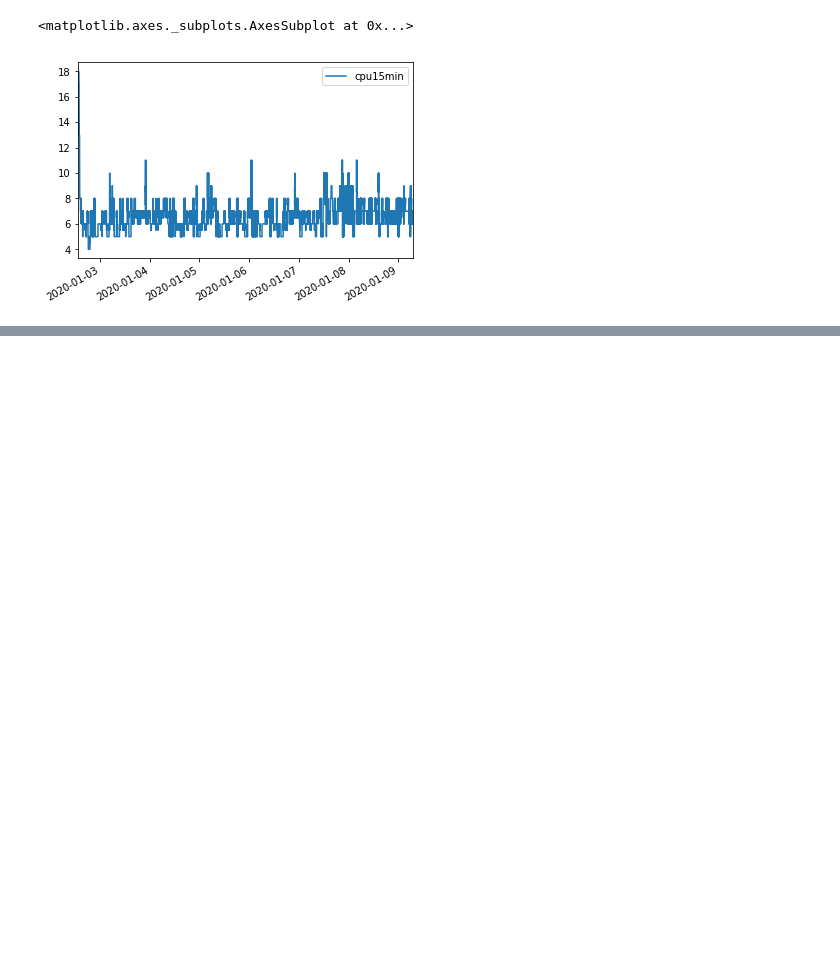
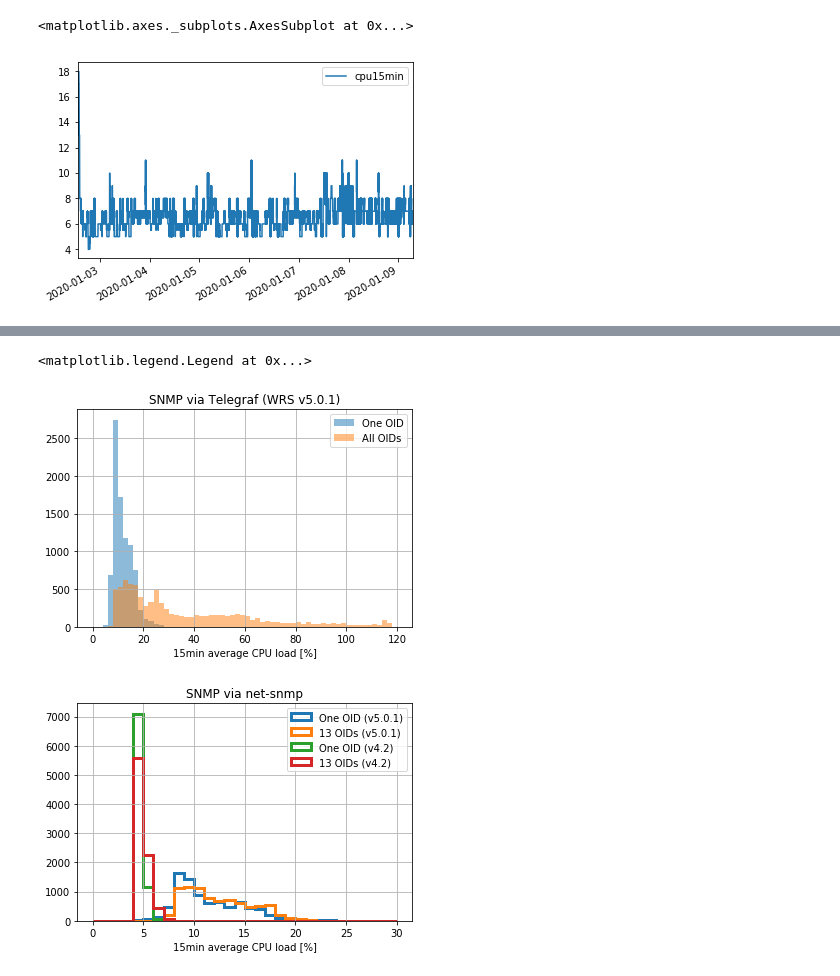
Before and after one commit to prokoph/White-Rabbit-Monitoring, a Jupyter notebook: scripts/read_timeseries_from_db.ipynb, the cells around one changed output, grey strips where cells are left out. Cells and saved outputs as stored; diff of their text form; code cells hidden in the pictures; blank space fills up the shorter version.

```diff
--- a/scripts/read_timeseries_from_db.ipynb
+++ b/scripts/read_timeseries_from_db.ipynb
@@ -95,10 +95,13 @@ snmp.tail(4)
 | 2020-01-16 07:18:10+00:00 | 192.168.4.35 | haai | NaN | NaN | NaN | NaN | ... |
 4 rows × 39 columns
 # %%
+wrs1_snmp = snmp['agent_host'].map(lambda x: x == '192.168.4.31')
 wrs5_snmp = snmp['agent_host'].map(lambda x: x == '192.168.4.35')
 wrs6_snmp = snmp['agent_host'].map(lambda x: x == '192.168.4.165')
 
 # make selection for one variable only (and remove all NaN to make plots look nicer)
+cpu1_snmp = snmp[wrs1_snmp]
+cpu1_snmp = cpu1_snmp[np.isfinite(cpu1_snmp['wrsCPULoadAvg15min'])]
 cpu5_snmp = snmp[wrs5_snmp]
 cpu5_snmp = cpu5_snmp[np.isfinite(cpu5_snmp['wrsCPULoadAvg15min'])]
 cpu6_snmp = snmp[wrs6_snmp]
@@ -182,0 +186,21 @@ plt.legend()
+# %%
+# telegraf calls
+ax = snmp[wrs5_snmp].loc['2020-01-14':'2020-01-14'].hist(column='wrsCPULoadAvg15min',bins=60, range=(0,120), alpha=0.5, label='One OID')
+snmp[wrs1_snmp].loc['2020-01-14':'2020-01-14'].hist(column='wrsCPULoadAvg15min',bins=60, range=(0,120), ax=ax, alpha=0.5, label='All OIDs')
+
+plt.title('SNMP via Telegraf (WRS v5.0.1)')
+plt.xlabel('15min average CPU load [%]')
+plt.legend()
+
+ax = df[wrs5].loc['2020-01-05':'2020-01-05'].hist(column='cpu15min',bins=30, range=(0,30), label='One OID (v5.0.1)', linewidth=3, histtype='step')
+df[wrs5].loc['2020-01-08':'2020-01-08'].hist(column='cpu15min',bins=30, range=(0,30), ax=ax, label='13 OIDs (v5.0.1)', linewidth=3, histtype='step')
+df[wrs6].loc['2020-01-05':'2020-01-05'].hist(column='cpu15min',bins=30, range=(0,30), ax=ax, label='One OID (v4.2)', linewidth=3, histtype='step')
+df[wrs6].loc['2020-01-08':'2020-01-08'].hist(column='cpu15min',bins=30, range=(0,30), ax=ax, label='13 OIDs (v4.2)', linewidth=3, histtype='step')
+
+plt.title('SNMP via net-snmp')
+plt.xlabel('15min average CPU load [%]')
+plt.legend()
+# %% [output]
+<matplotlib.legend.Legend at 0x...>
+[figure, added]
+[figure, added]
```
Also changed, not shown: parts of 9 cells of this notebook.
